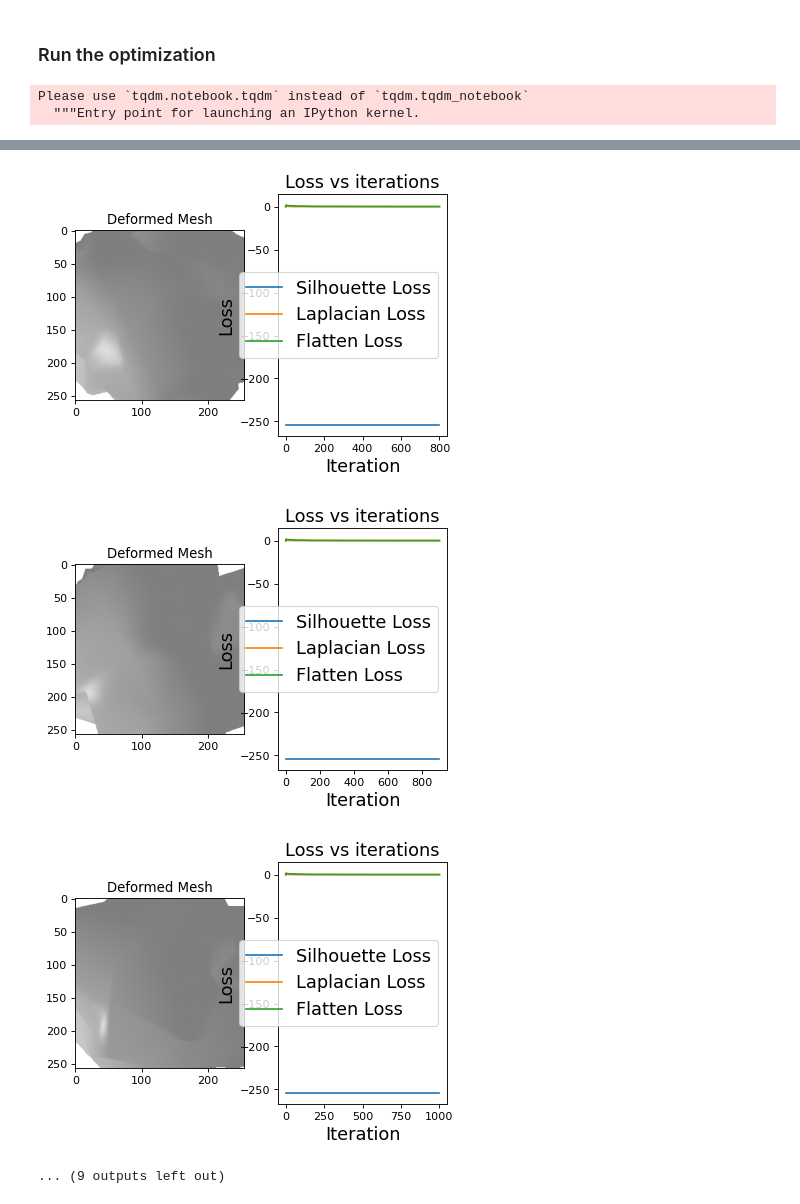
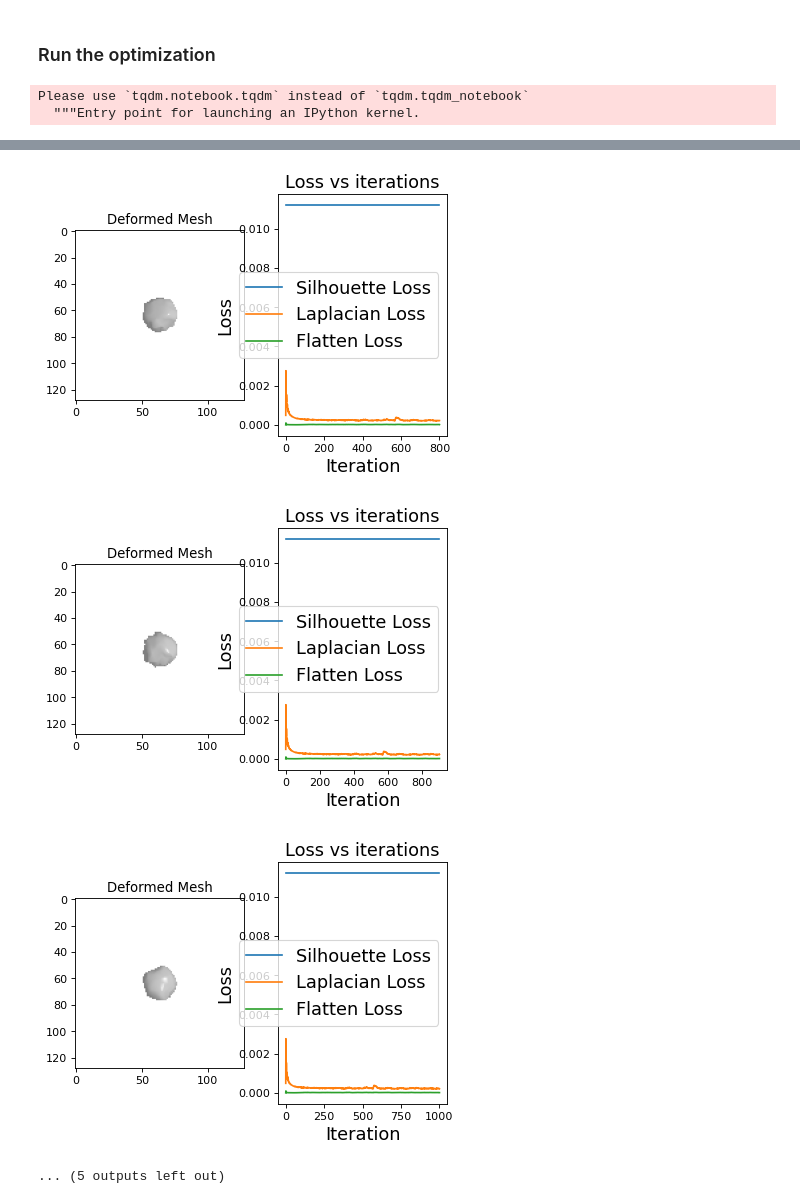
Before and after one commit to alexisbdr/e3d, a Jupyter notebook: diff-render-model.ipynb, the cells around one changed output, grey strips where cells are left out. Drawn from its saved outputs; the diff is of its cells as text; code cells hidden in the pictures.

```diff
--- a/diff-render-model.ipynb
+++ b/diff-render-model.ipynb
@@ -56,7 +56,7 @@ if device == "cuda:0": torch.cuda.set_device()
 ### Load Object
 # %%
 #Load the object without textures and materials
-verts, faces_idx, _ = load_obj("data/meshes/teapot.obj")
+verts, faces_idx, _ = load_obj("data/meshes/dolphin.obj")
 faces = faces_idx.verts_idx
 
 # Initialize each vertex to be white in color.
@@ -85,7 +85,7 @@ blend_params = BlendParams(sigma=1e-4, gamma=1e-4)
 # explanations of these parameters. Refer to docs/notes/renderer.md for an explanation of
 # the difference between naive and coarse-to-fine rasterization.
 raster_settings = RasterizationSettings(
-    image_size=256,
+    image_size=128,
     blur_radius=np.log(1. / 1e-4 - 1.) * blend_params.sigma,
     faces_per_pixel=100,
 )
@@ -102,7 +102,7 @@ silhouette_renderer = MeshRenderer(
 
 # We will also create a phong renderer. This is simpler and only needs to render one face per pixel.
 raster_settings = RasterizationSettings(
-    image_size=256,
+    image_size=128,
     blur_radius=0.0,
     faces_per_pixel=100,
 )
@@ -245,7 +249,7 @@ class ImageBasedDifferentiableModel(nn.Module):
 
         #Create a source mesh
         if not template_mesh:
-            template_mesh = ico_sphere(3, device)
+            template_mesh = ico_sphere(2, device)
 
         verts, faces = template_mesh.get_mesh_verts_faces(0)
         #Initialize each vert to have no tetxture
@@ -262,9 +266,10 @@ class ImageBasedDifferentiableModel(nn.Module):
         self.register_buffer('textures', textures.verts_rgb_padded())
 
         deform_verts = torch.zeros_like(self.template_mesh.verts_packed(), device=device, requires_grad=True)
-        deform_verts = torch.full(self.template_mesh.verts_packed().shape, 0.0, device=device, requires_grad=True)
+        #deform_verts = torch.full(self.template_mesh.verts_packed().shape, 0.0, device=device, requires_grad=True)
         #Create an optimizable parameter for the mesh
         self.register_parameter('deform_verts', nn.Parameter(deform_verts).to(self.device))
+        self.register_parameter('center', nn.Parameter(faces).to(self.device))
 
         laplacian_loss = mesh_laplacian_smoothing(template_mesh, method="uniform")
         flatten_loss = mesh_normal_consistency(template_mesh)
@@ -274,18 +279,18 @@ class ImageBasedDifferentiableModel(nn.Module):
         deformed_mesh_verts = self.template_mesh.offset_verts(self.deform_verts)
         texture = Textures(verts_rgb = self.textures)
         deformed_mesh = Meshes(verts=deformed_mesh_verts.verts_padded(), faces=deformed_mesh_verts.faces_padded(), textures=texture)
-        deformed_mesh.extend(batch_size)
+        deformed_meshes = deformed_mesh.extend(batch_size)
 
         laplacian_loss = mesh_laplacian_smoothing(deformed_mesh, method="uniform")
         flatten_loss = mesh_normal_consistency(deformed_mesh)
 
-        return deformed_mesh, laplacian_loss, flatten_loss
+        return deformed_meshes, laplacian_loss, flatten_loss
 # %% [markdown]
 ### Initialize the model
 # %%
-weight_silhouette = 1
-weight_laplacian = .001
-weight_flatten = .00001
+weight_silhouette = 10
+weight_laplacian = .01
+weight_flatten = .0001
 
 # We will save images periodically and compose them into a GIF.
 filename_output = "./projection_loss.gif"
@@ -298,11 +303,11 @@ writer = imageio.get_writer(filename_output, mode='I', duration=0.3)
 model = ImageBasedDifferentiableModel(device).to(device)
 
 # Create an optimizer. Here we are using Adam and we pass in the parameters of the model
-optimizer = torch.optim.Adam(model.parameters(), lr=1) #Hyperparameter tuning
+optimizer = torch.optim.Adam(model.parameters(), lr=.15) #Hyperparameter tuning
 
 R, T = render._trajectory
-images_gt = render._images().to(device)
-cameras = SfMPerspectiveCameras(device=device, R=R, T=T)
+images_gt = torch.round(render._images().to(device) / 255)
+cameras = SfMPerspectiveCameras(device=device, R=R, T=T*1.2)
 # %% [markdown]
 ### Run the optimization
 # %%
@@ -316,16 +321,16 @@ for i in loop:
 
     images_pred = phong_renderer(mesh.clone(), device=device, cameras=cameras)
 
-    silhouette_loss = neg_iou_loss(images_pred[..., 3], images_gt[...,3])
-    #ssd_loss = torch.sum((images_pred[...,3] - images_gt) ** 2)
+    silhouette_loss = neg_iou_loss(images_gt, images_pred[..., -1])
+    #ssd_loss = torch.sum((images_gt - images_pred[...,-1]) ** 2).mean()
 
     loss = silhouette_loss * weight_silhouette + laplacian_loss * weight_laplacian + flatten_loss * weight_flatten
 
     loop.set_description('Optimizing (loss %.4f)' % loss.data)
 
-    silhouette_losses.append(silhouette_loss)
-    laplacian_losses.append(laplacian_loss)
-    flatten_losses.append(flatten_loss)
+    silhouette_losses.append(silhouette_loss * weight_silhouette)
+    laplacian_losses.append(laplacian_loss * weight_laplacian)
+    flatten_losses.append(flatten_loss * weight_flatten)
 
     optimizer.zero_grad()
     loss.backward()
@@ -366,5 +371,5 @@ Please use `tqdm.notebook.tqdm` instead of `tqdm.tqdm_notebook`
-[figure, old version]
+[figure, new version]
-[figure, old version]
+[figure, new version]
-[figure, old version]
+[figure, new version]
-... (9 outputs left out)
+... (5 outputs left out)
 # %%
```
Also changed, not shown: parts of 5 cells of this notebook, 1 other file.
